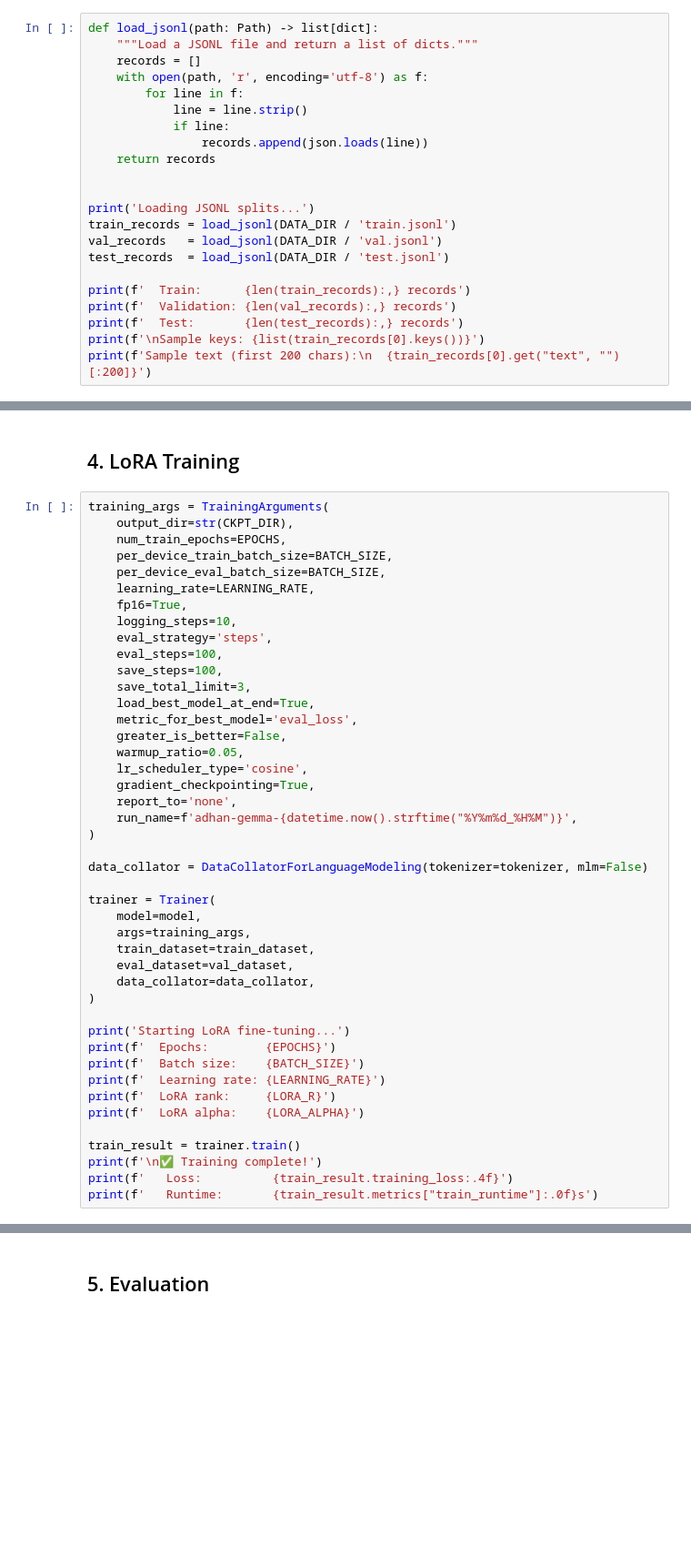
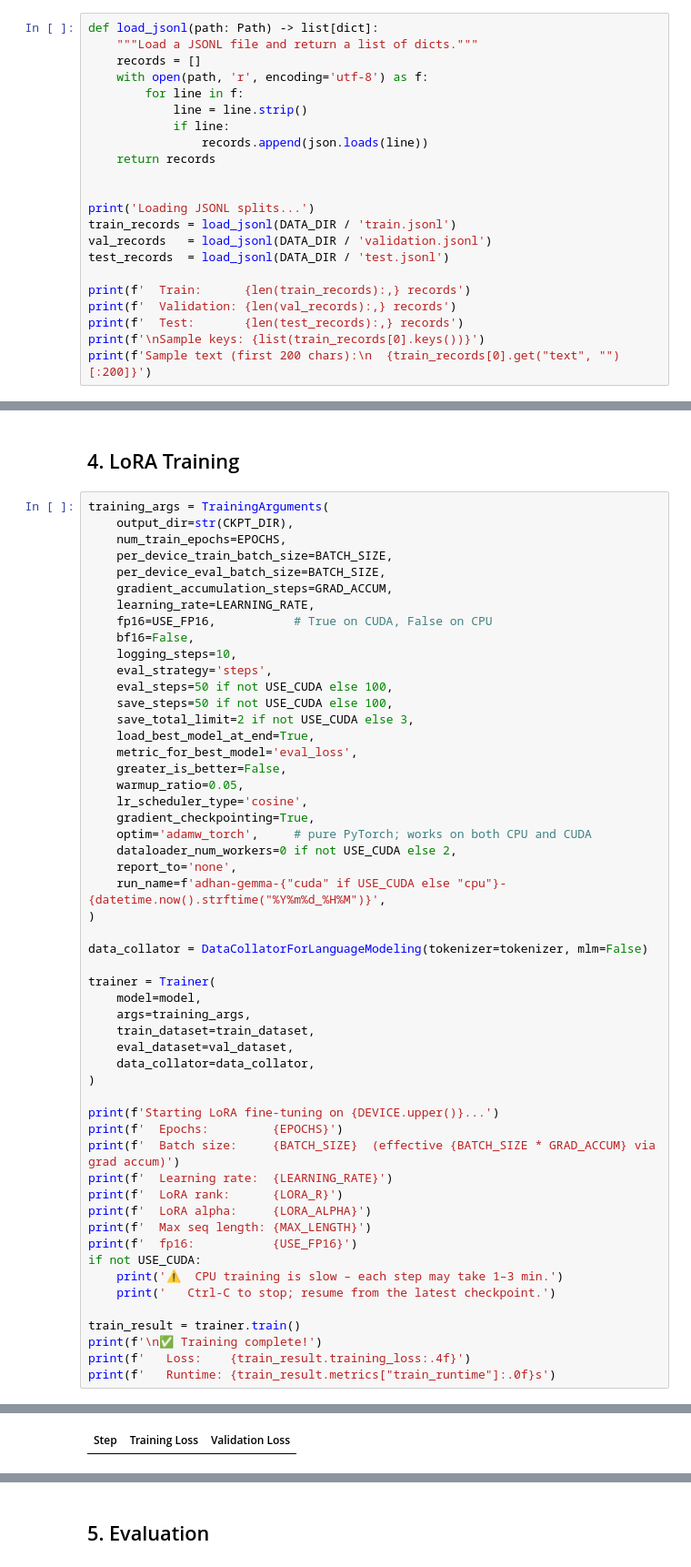
Before and after one commit to yazhi-lem/adhan, a Jupyter notebook: src/notebooks/03_gemma_training.ipynb, the cells around one changed output, grey strips where cells are left out. Shown at 91% size. Cells and saved outputs as stored; diff of their text form; blank space fills up the shorter version.

Commit message:
Sync adhan repo with monorepo state

```diff
--- a/src/notebooks/03_gemma_training.ipynb
+++ b/src/notebooks/03_gemma_training.ipynb
@@ -90,7 +124,7 @@ def load_jsonl(path: Path) -> list[dict]:
 
 print('Loading JSONL splits...')
 train_records = load_jsonl(DATA_DIR / 'train.jsonl')
-val_records   = load_jsonl(DATA_DIR / 'val.jsonl')
+val_records   = load_jsonl(DATA_DIR / 'validation.jsonl')
 test_records  = load_jsonl(DATA_DIR / 'test.jsonl')
 
 print(f'  Train:      {len(train_records):,} records')
@@ -204,21 +290,25 @@ training_args = TrainingArguments(
     num_train_epochs=EPOCHS,
     per_device_train_batch_size=BATCH_SIZE,
     per_device_eval_batch_size=BATCH_SIZE,
+    gradient_accumulation_steps=GRAD_ACCUM,
     learning_rate=LEARNING_RATE,
-    fp16=True,
+    fp16=USE_FP16,           # True on CUDA, False on CPU
+    bf16=False,
     logging_steps=10,
     eval_strategy='steps',
-    eval_steps=100,
-    save_steps=100,
-    save_total_limit=3,
+    eval_steps=50 if not USE_CUDA else 100,
+    save_steps=50 if not USE_CUDA else 100,
+    save_total_limit=2 if not USE_CUDA else 3,
     load_best_model_at_end=True,
     metric_for_best_model='eval_loss',
     greater_is_better=False,
     warmup_ratio=0.05,
     lr_scheduler_type='cosine',
     gradient_checkpointing=True,
+    optim='adamw_torch',     # pure PyTorch; works on both CPU and CUDA
+    dataloader_num_workers=0 if not USE_CUDA else 2,
     report_to='none',
-    run_name=f'adhan-gemma-{datetime.now().strftime("%Y%m%d_%H%M")}',
+    run_name=f'adhan-gemma-{"cuda" if USE_CUDA else "cpu"}-{datetime.now().strftime("%Y%m%d_%H%M")}',
 )
 
 data_collator = DataCollatorForLanguageModeling(tokenizer=tokenizer, mlm=False)
@@ -231,14 +321,20 @@ trainer = Trainer(
     data_collator=data_collator,
 )
 
-print('Starting LoRA fine-tuning...')
-print(f'  Epochs:        {EPOCHS}')
-print(f'  Batch size:    {BATCH_SIZE}')
-print(f'  Learning rate: {LEARNING_RATE}')
-print(f'  LoRA rank:     {LORA_R}')
-print(f'  LoRA alpha:    {LORA_ALPHA}')
+print(f'Starting LoRA fine-tuning on {DEVICE.upper()}...')
+print(f'  Epochs:         {EPOCHS}')
+print(f'  Batch size:     {BATCH_SIZE}  (effective {BATCH_SIZE * GRAD_ACCUM} via grad accum)')
+print(f'  Learning rate:  {LEARNING_RATE}')
+print(f'  LoRA rank:      {LORA_R}')
+print(f'  LoRA alpha:     {LORA_ALPHA}')
+print(f'  Max seq length: {MAX_LENGTH}')
+print(f'  fp16:           {USE_FP16}')
+if not USE_CUDA:
+    print('⚠️  CPU training is slow – each step may take 1–3 min.')
+    print('   Ctrl-C to stop; resume from the latest checkpoint.')
 
 train_result = trainer.train()
 print(f'\n✅ Training complete!')
-print(f'   Loss:          {train_result.training_loss:.4f}')
-print(f'   Runtime:       {train_result.metrics["train_runtime"]:.0f}s')
+print(f'   Loss:    {train_result.training_loss:.4f}')
+print(f'   Runtime: {train_result.metrics["train_runtime"]:.0f}s')
+# %% [output]
@@ -244,0 +353 @@ print(f'   Runtime:       {train_result.metrics["train_runtime"]:.0f}s')
+| Step | Training Loss | Validation Loss |
```
Also changed, not shown: parts of 12 cells of this notebook, 44 other files.
